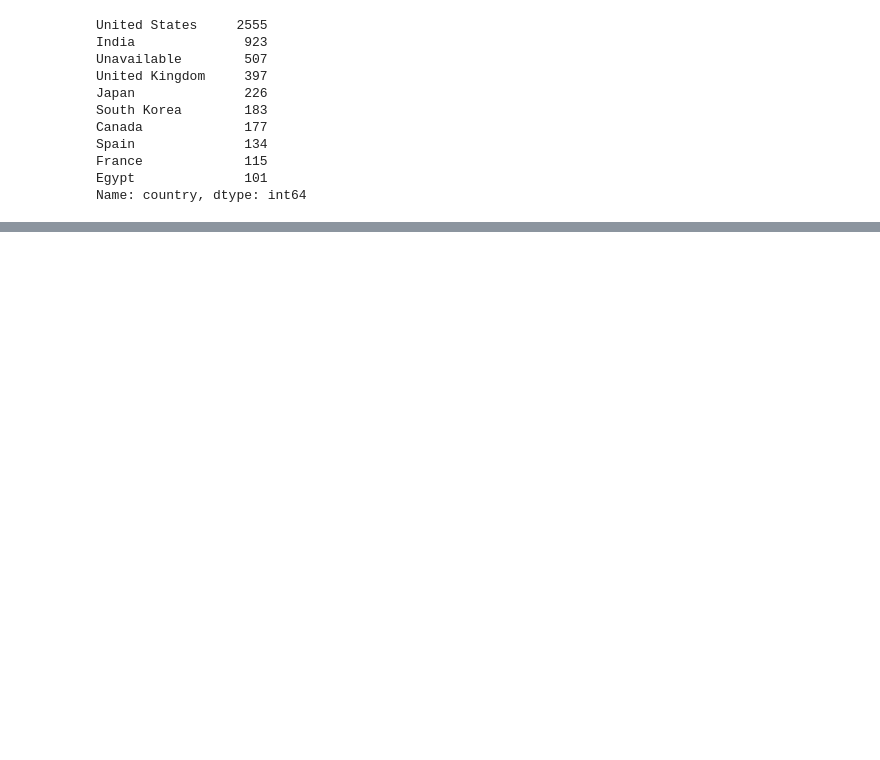
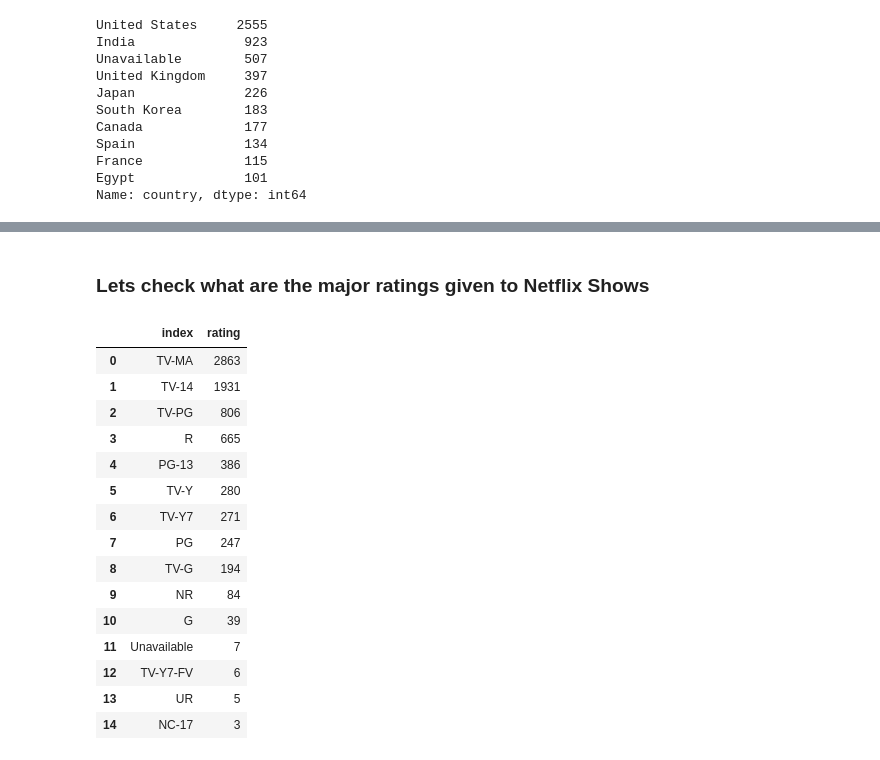
Before and after one commit to spradeepgit/NETFLIX-MOVIES-AND-TV-SHOWS-CLUSTERING, a Jupyter notebook: NETFLIX_MOVIES_AND_TV_SHOWS_CLUSTERING.ipynb, the cells around one changed output, grey strips where cells are left out. Cells and saved outputs as stored; diff of their text form; code cells hidden in the pictures; blank space fills up the shorter version.

```diff
--- a/NETFLIX_MOVIES_AND_TV_SHOWS_CLUSTERING.ipynb
+++ b/NETFLIX_MOVIES_AND_TV_SHOWS_CLUSTERING.ipynb
@@ -245,0 +247,21 @@ Text(0.5, 1.0, 'Top 10 Contries producing movie in Netflix')
+# %% [markdown]
+### Lets check what are the major ratings given to Netflix Shows
+# %%
+netflix_df.rating.value_counts().reset_index()
+# %% [output]
+|  | index | rating |
+| 0 | TV-MA | 2863 |
+| 1 | TV-14 | 1931 |
+| 2 | TV-PG | 806 |
+| 3 | R | 665 |
+| 4 | PG-13 | 386 |
+| 5 | TV-Y | 280 |
+| 6 | TV-Y7 | 271 |
+| 7 | PG | 247 |
+| 8 | TV-G | 194 |
+| 9 | NR | 84 |
+| 10 | G | 39 |
+| 11 | Unavailable | 7 |
+| 12 | TV-Y7-FV | 6 |
+| 13 | UR | 5 |
+| 14 | NC-17 | 3 |
```
Also changed, not shown: parts of 10 cells of this notebook.
